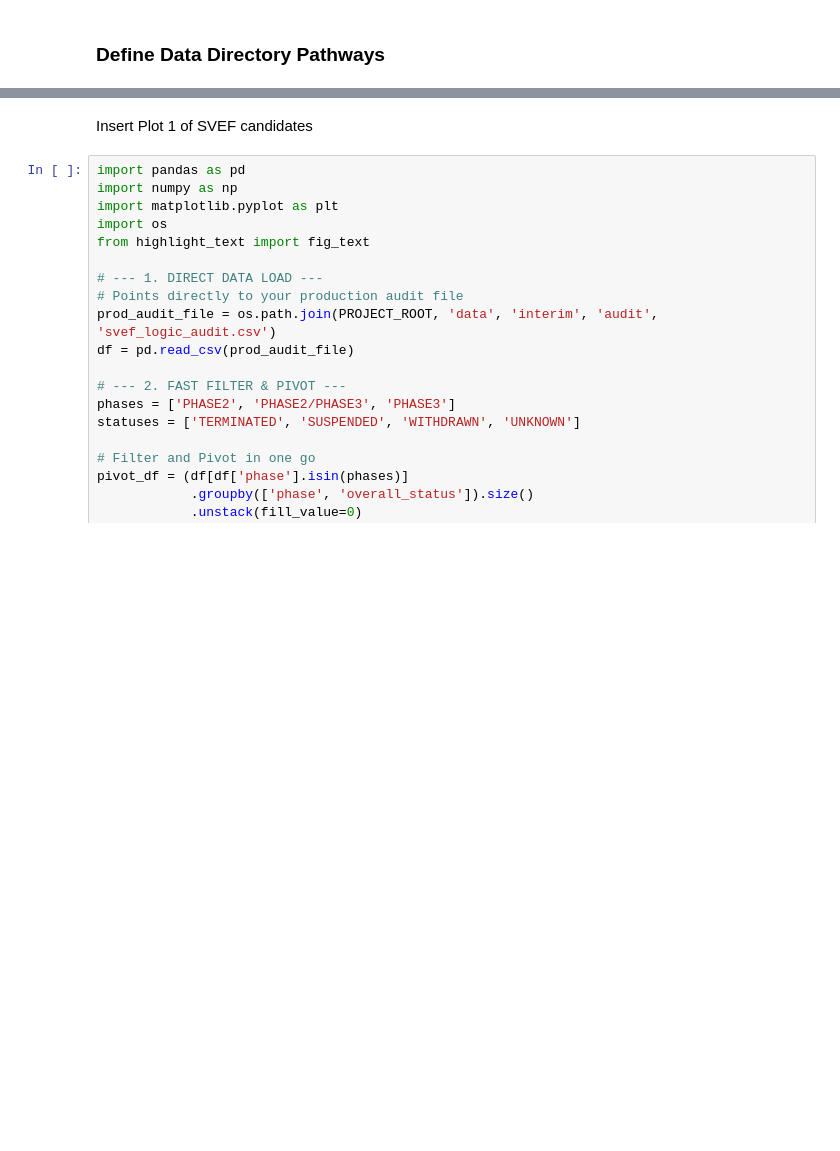
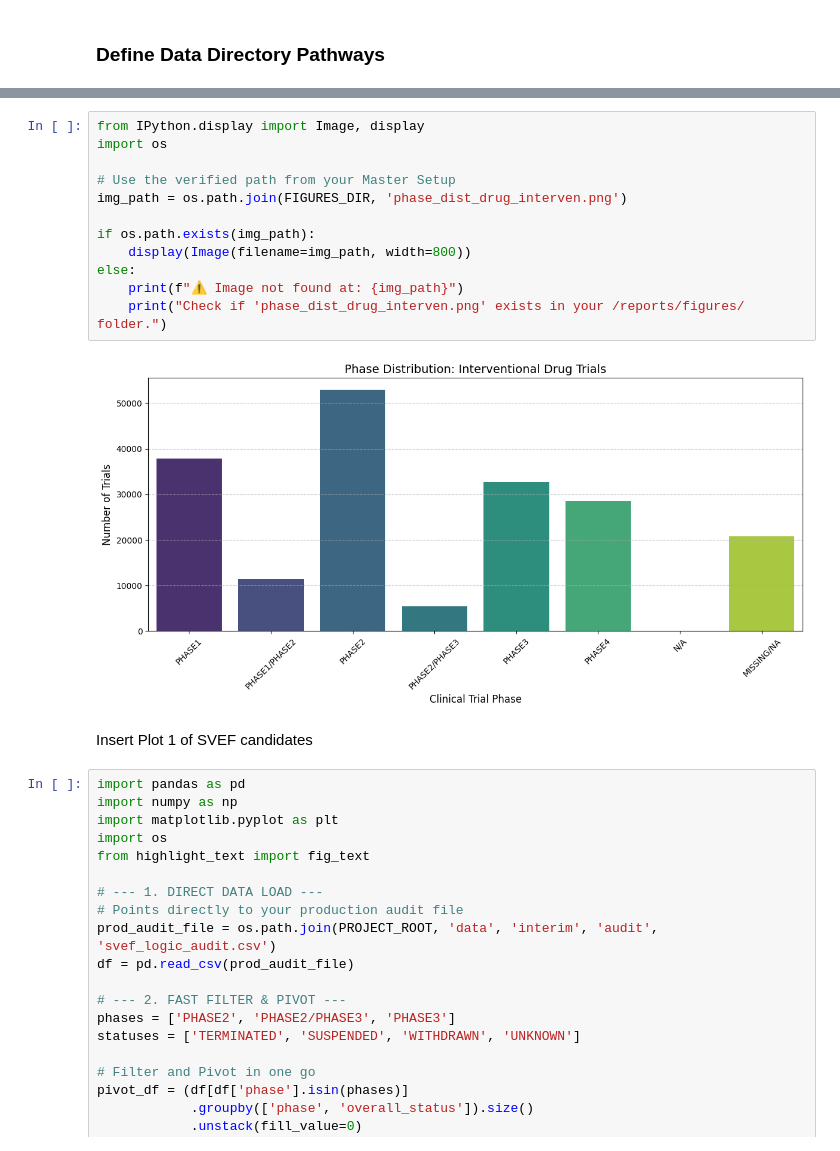
Before and after one commit to JasonCiemielewski/SVEF-Drug-Rescue, a Jupyter notebook: notebooks/Midterm_Presentation.ipynb, the cells around one changed output, grey strips where cells are left out. Cells and saved outputs as stored; diff of their text form; blank space fills up the shorter version.

```diff
--- a/notebooks/Midterm_Presentation.ipynb
+++ b/notebooks/Midterm_Presentation.ipynb
@@ -113,3 +90,17 @@ except ImportError:
+# %%
+from IPython.display import Image, display
+import os
+
+# Use the verified path from your Master Setup
+img_path = os.path.join(FIGURES_DIR, 'phase_dist_drug_interven.png')
+
+if os.path.exists(img_path):
+    display(Image(filename=img_path, width=800))
+else:
+    print(f"⚠️ Image not found at: {img_path}")
+    print("Check if 'phase_dist_drug_interven.png' exists in your /reports/figures/ folder.")
+# %% [output]
+[figure, added]
 # %% [markdown]
 Insert Plot 1 of SVEF candidates
 # %%
```
Also changed, not shown: parts of 15 cells of this notebook.
